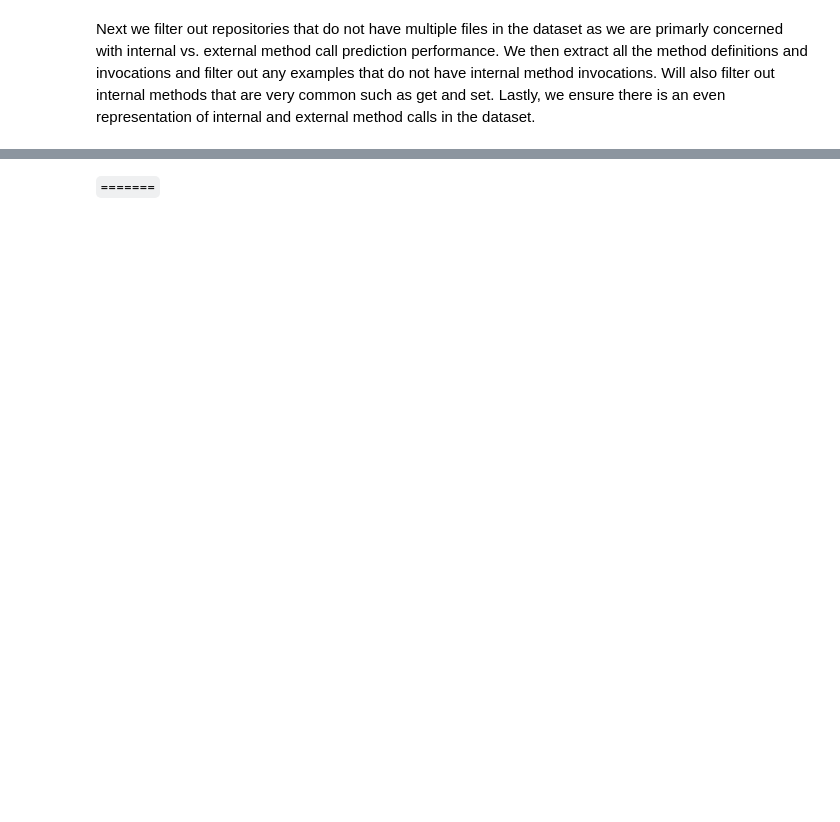
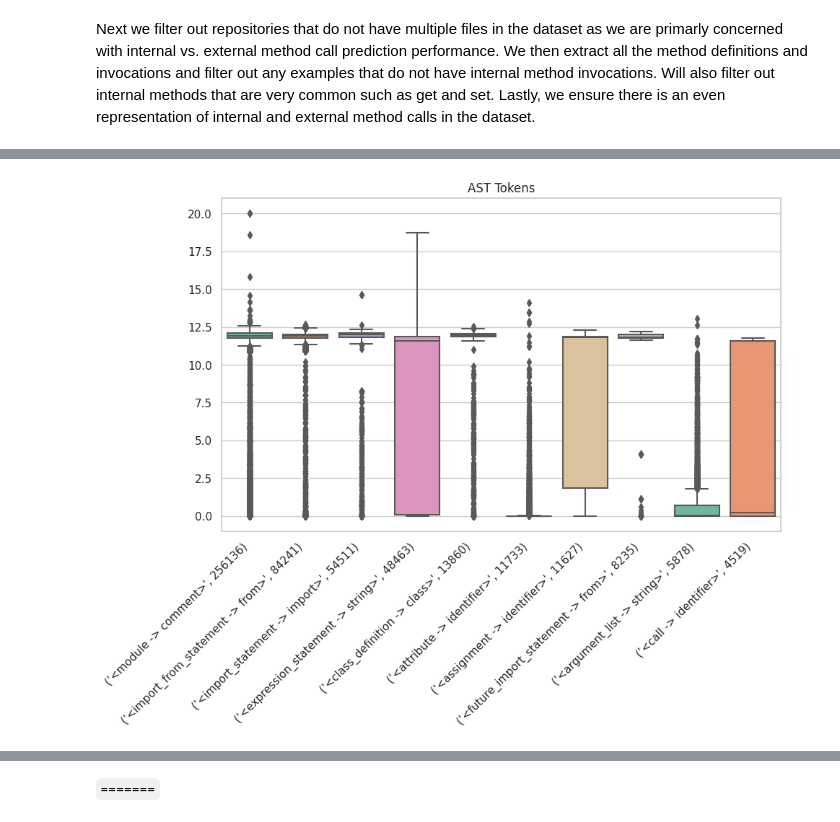
Before and after one commit to ncoop57/perplexed, a Jupyter notebook: nbs/03_paper_results.ipynb, the cells around one changed output, grey strips where cells are left out. Drawn from its saved outputs; the diff is of its cells as text; code cells hidden in the pictures; blank space fills up the shorter version.

```diff
--- a/nbs/03_paper_results.ipynb
+++ b/nbs/03_paper_results.ipynb
@@ -160,0 +216,11 @@ cross_dist, token_cnt = perplexed(
+# %%
+ast_tokens = [
+    t
+    for t in most_common
+    if (t[0].startswith("<") or t[0].endswith(">")) and "->" in t[0]
+][:10]
+bpe_tokens = [
+    t
+    for t in most_common
+    if (not t[0].startswith("<") and not t[0].endswith(">")) and "->" not in t[0]
+][:10]
@@ -160,0 +250,7 @@ cross_dist, token_cnt = perplexed(
+# %%
+ast_crosses = [cross_dist[token] for token, _ in ast_tokens]
+bpe_crosses = [cross_dist[token] for token, _ in bpe_tokens]
+# %%
+visualize_perplexities(ast_crosses, ast_tokens, "AST Tokens", "ast_tokens.png")
+# %% [output]
+[figure, added]
```
Also changed, not shown: parts of 63 cells of this notebook, 7 other files.
